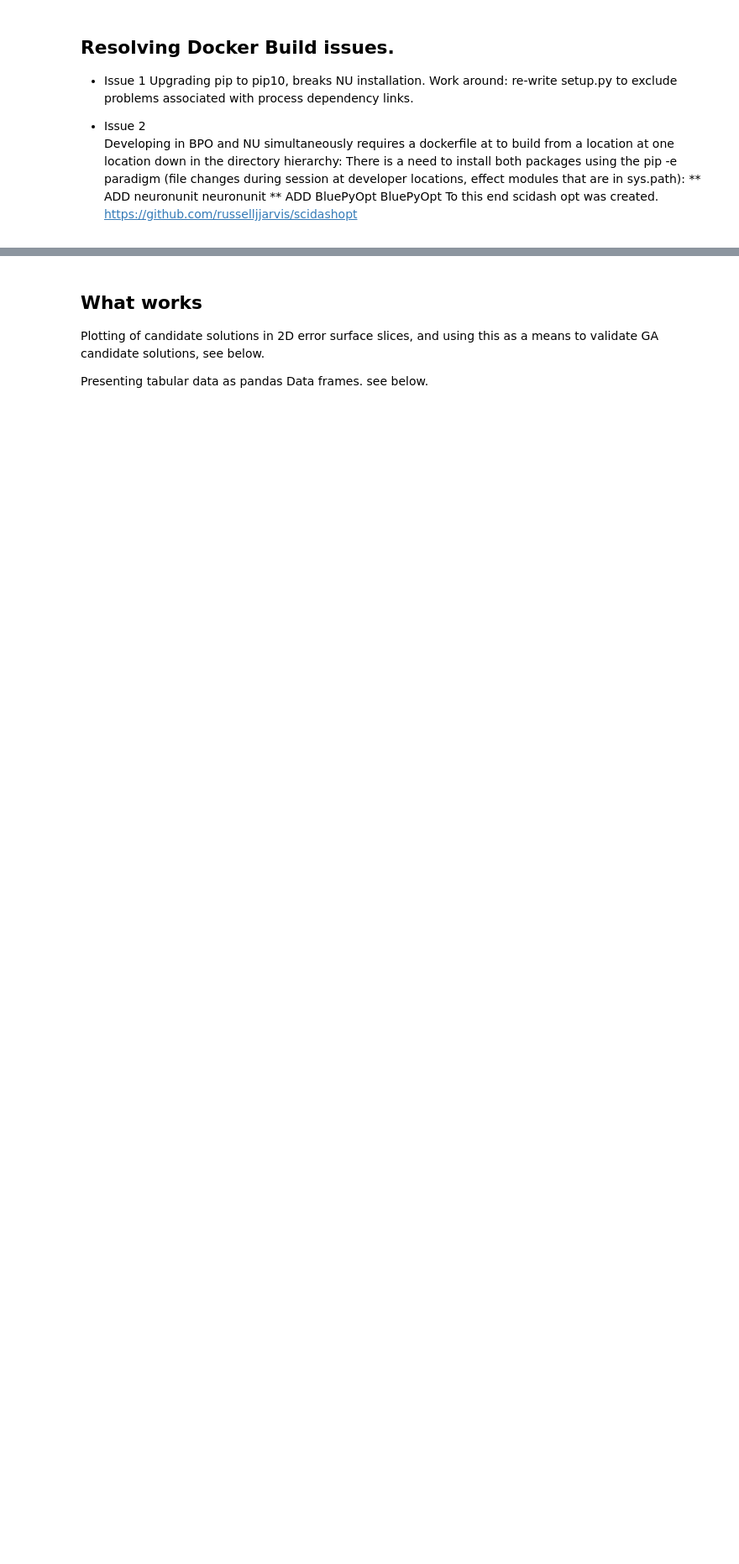
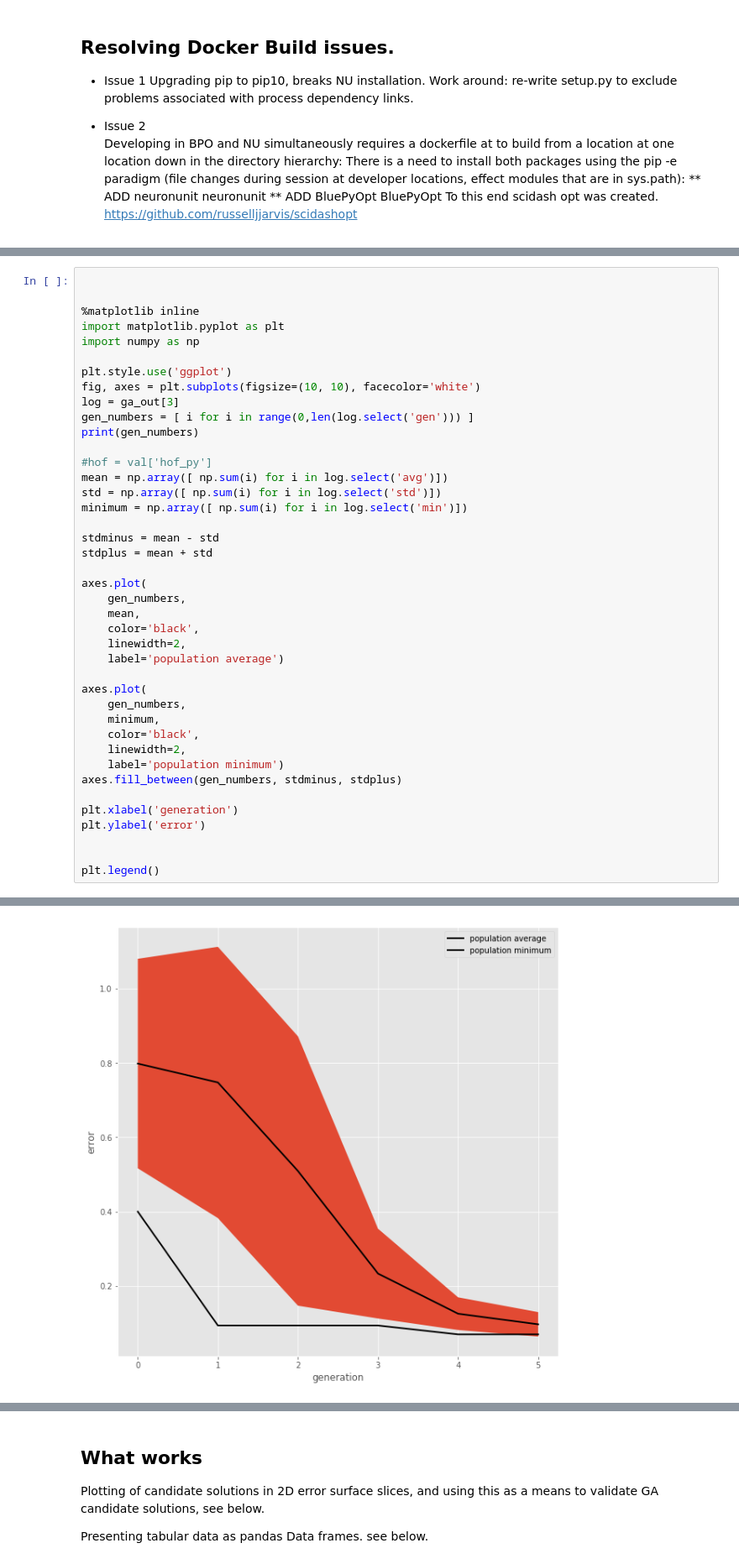
Before and after one commit to scidash/neuronunit, a Jupyter notebook: neuronunit/unit_test/progress_report.ipynb, the cells around one changed output, grey strips where cells are left out. Shown at 84% size. Cells and saved outputs as stored; diff of their text form; blank space fills up the shorter version.

```diff
--- a/neuronunit/unit_test/progress_report.ipynb
+++ b/neuronunit/unit_test/progress_report.ipynb
@@ -32,0 +172,42 @@ I have recently created a comparison between the GA, and the optimizer, on a ver
+# %%
+
+
+%matplotlib inline
+import matplotlib.pyplot as plt
+import numpy as np
+
+plt.style.use('ggplot')
+fig, axes = plt.subplots(figsize=(10, 10), facecolor='white')
+log = ga_out[3]
+gen_numbers = [ i for i in range(0,len(log.select('gen'))) ]
+print(gen_numbers)
+
+#hof = val['hof_py']
+mean = np.array([ np.sum(i) for i in log.select('avg')])
+std = np.array([ np.sum(i) for i in log.select('std')])
+minimum = np.array([ np.sum(i) for i in log.select('min')])
+
+stdminus = mean - std
+stdplus = mean + std
+
+axes.plot(
+    gen_numbers,
+    mean,
+    color='black',
+    linewidth=2,
+    label='population average')
+
+axes.plot(
+    gen_numbers,
+    minimum,
+    color='black',
+    linewidth=2,
+    label='population minimum')
+axes.fill_between(gen_numbers, stdminus, stdplus)
+
+plt.xlabel('generation')
+plt.ylabel('error')
+
+
+plt.legend()
+# %% [output]
@@ -32,0 +216 @@ I have recently created a comparison between the GA, and the optimizer, on a ver
+[figure, added]
```
Also changed, not shown: parts of 21 cells of this notebook, 4 other files.
